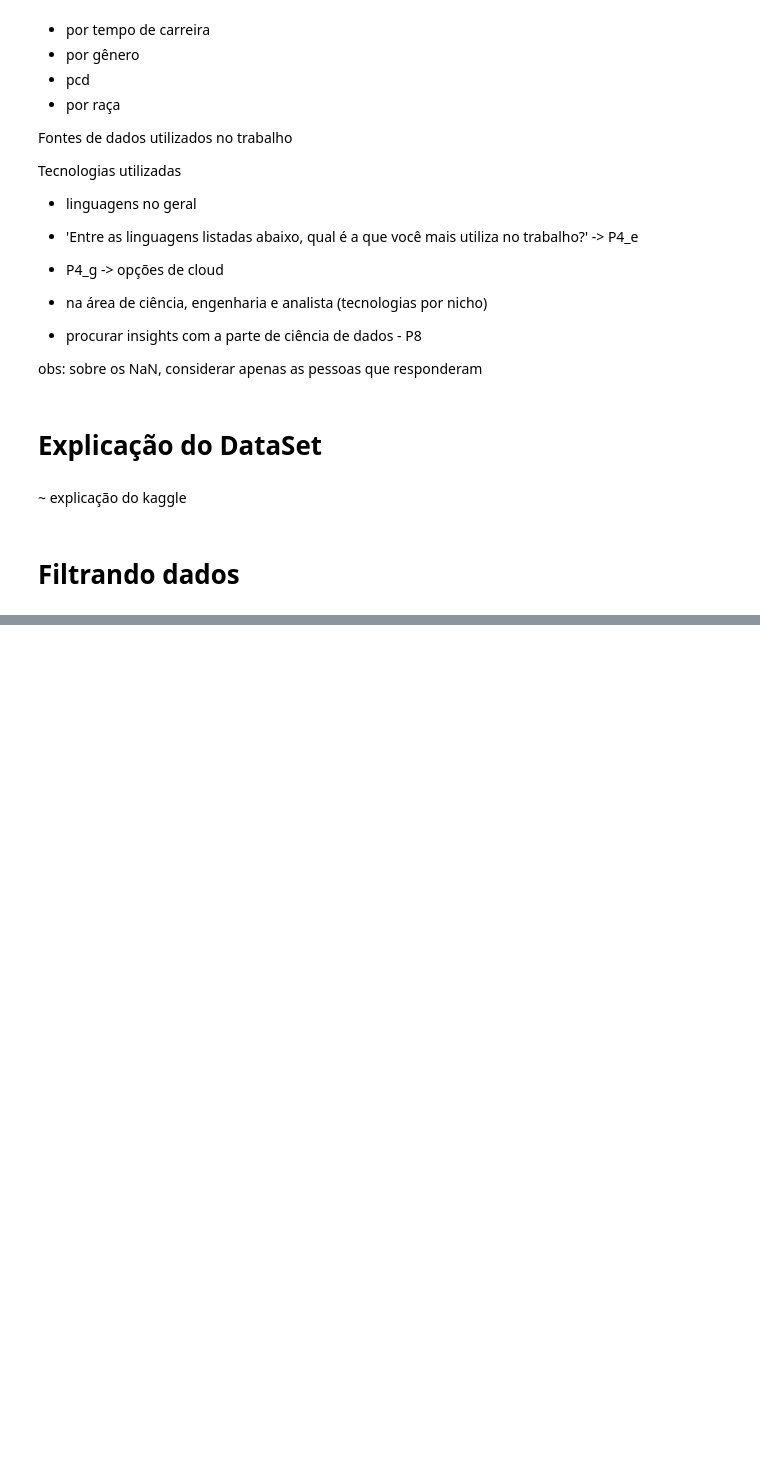
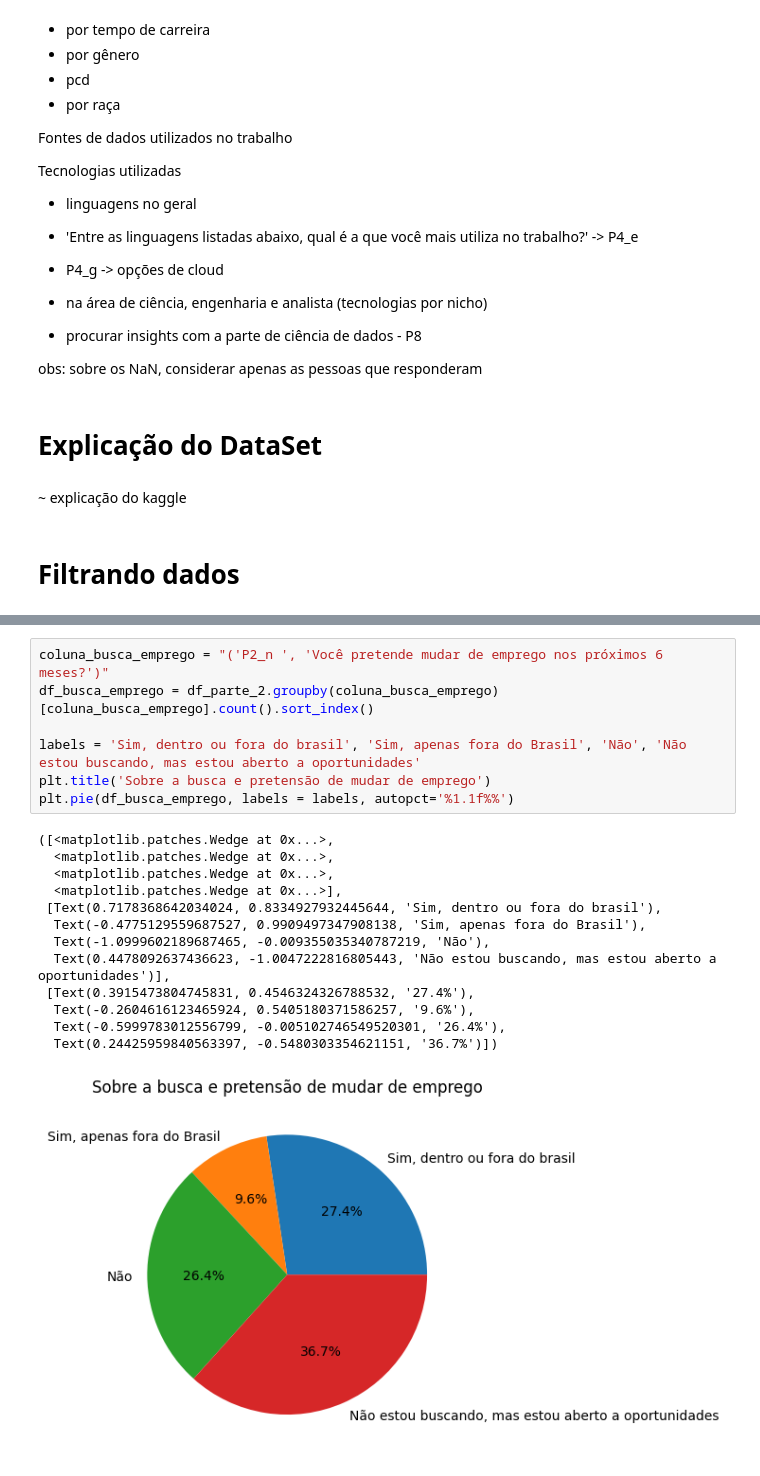
Before and after one commit to dallaqua/Trabalho_Santander_Coders_TPI, a Jupyter notebook: analise_mercado_dados_2022.ipynb, the cells around one changed output, grey strips where cells are left out. Drawn from its saved outputs; the diff is of its cells as text; blank space fills up the shorter version.

```diff
--- a/analise_mercado_dados_2022.ipynb
+++ b/analise_mercado_dados_2022.ipynb
@@ -75,0 +165,21 @@ parte_8 = dados.filter(like = 'P8', axis = 1)
+# %%
+coluna_busca_emprego = "('P2_n ', 'Você pretende mudar de emprego nos próximos 6 meses?')"
+df_busca_emprego = df_parte_2.groupby(coluna_busca_emprego)[coluna_busca_emprego].count().sort_index()
+
+labels = 'Sim, dentro ou fora do brasil', 'Sim, apenas fora do Brasil', 'Não', 'Não estou buscando, mas estou aberto a oportunidades'
+plt.title('Sobre a busca e pretensão de mudar de emprego')
+plt.pie(df_busca_emprego, labels = labels, autopct='%1.1f%%')
+# %% [output]
+([<matplotlib.patches.Wedge at 0x...>,
+  <matplotlib.patches.Wedge at 0x...>,
+  <matplotlib.patches.Wedge at 0x...>,
+  <matplotlib.patches.Wedge at 0x...>],
+ [Text(0.7178368642034024, 0.8334927932445644, 'Sim, dentro ou fora do brasil'),
+  Text(-0.4775129559687527, 0.9909497347908138, 'Sim, apenas fora do Brasil'),
+  Text(-1.0999602189687465, -0.009355035340787219, 'Não'),
+  Text(0.4478092637436623, -1.0047222816805443, 'Não estou buscando, mas estou aberto a oportunidades')],
+ [Text(0.3915473804745831, 0.4546324326788532, '27.4%'),
+  Text(-0.2604616123465924, 0.5405180371586257, '9.6%'),
+  Text(-0.5999783012556799, -0.005102746549520301, '26.4%'),
+  Text(0.24425959840563397, -0.5480303354621151, '36.7%')])
+[figure, added]
```
Also changed, not shown: parts of 15 cells of this notebook.
